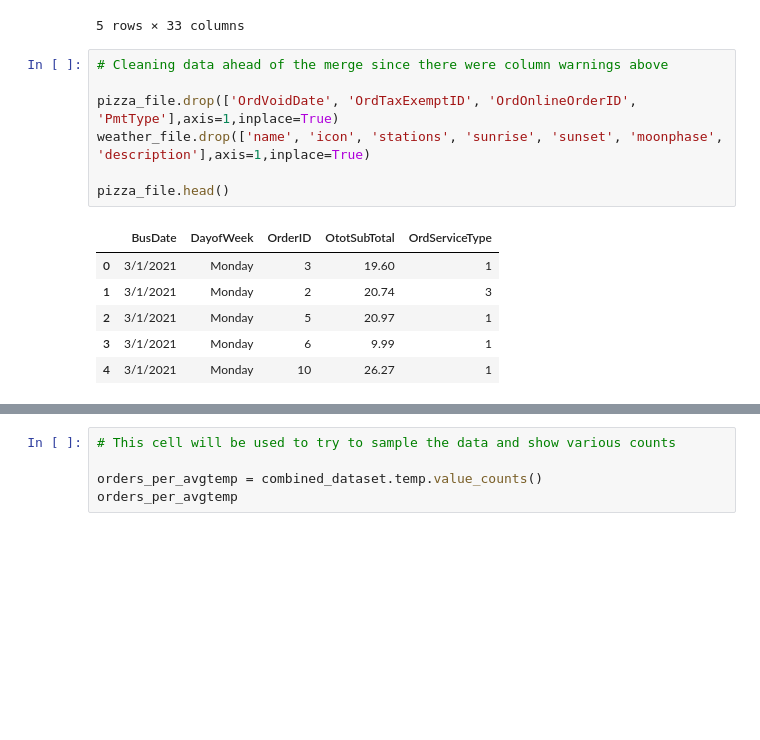
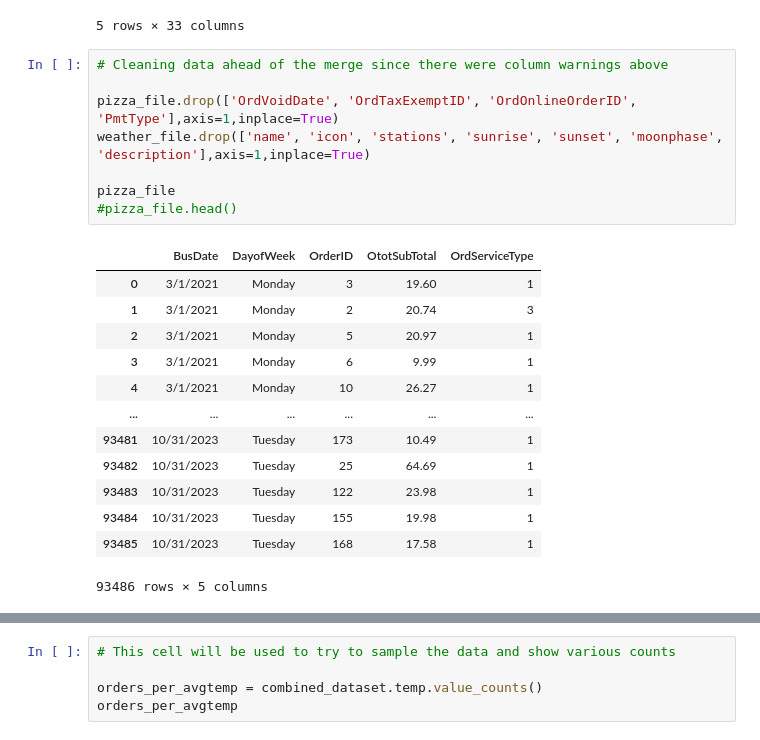
Before and after one commit to robertdfraley/PizzaWeatherPatterns, a Jupyter notebook: PizzaWeatherPattern.ipynb, the cells around one changed output, grey strips where cells are left out. Cells and saved outputs as stored; diff of their text form; blank space fills up the shorter version.

```diff
--- a/PizzaWeatherPattern.ipynb
+++ b/PizzaWeatherPattern.ipynb
@@ -49,14 +51,22 @@ weather_file.head()
 # %%
 # Cleaning data ahead of the merge since there were column warnings above
 
 pizza_file.drop(['OrdVoidDate', 'OrdTaxExemptID', 'OrdOnlineOrderID', 'PmtType'],axis=1,inplace=True)
 weather_file.drop(['name', 'icon', 'stations', 'sunrise', 'sunset', 'moonphase', 'description'],axis=1,inplace=True)
 
-pizza_file.head()
+pizza_file
+#pizza_file.head()
 # %% [output]
 |  | BusDate | DayofWeek | OrderID | OtotSubTotal | OrdServiceType |
 | 0 | 3/1/2021 | Monday | 3 | 19.60 | 1 |
 | 1 | 3/1/2021 | Monday | 2 | 20.74 | 3 |
 | 2 | 3/1/2021 | Monday | 5 | 20.97 | 1 |
 | 3 | 3/1/2021 | Monday | 6 | 9.99 | 1 |
 | 4 | 3/1/2021 | Monday | 10 | 26.27 | 1 |
+| ... | ... | ... | ... | ... | ... |
+| 93481 | 10/31/2023 | Tuesday | 173 | 10.49 | 1 |
+| 93482 | 10/31/2023 | Tuesday | 25 | 64.69 | 1 |
+| 93483 | 10/31/2023 | Tuesday | 122 | 23.98 | 1 |
+| 93484 | 10/31/2023 | Tuesday | 155 | 19.98 | 1 |
+| 93485 | 10/31/2023 | Tuesday | 168 | 17.58 | 1 |
+93486 rows × 5 columns
```
Also changed, not shown: parts of 20 cells of this notebook, 2 other files.
